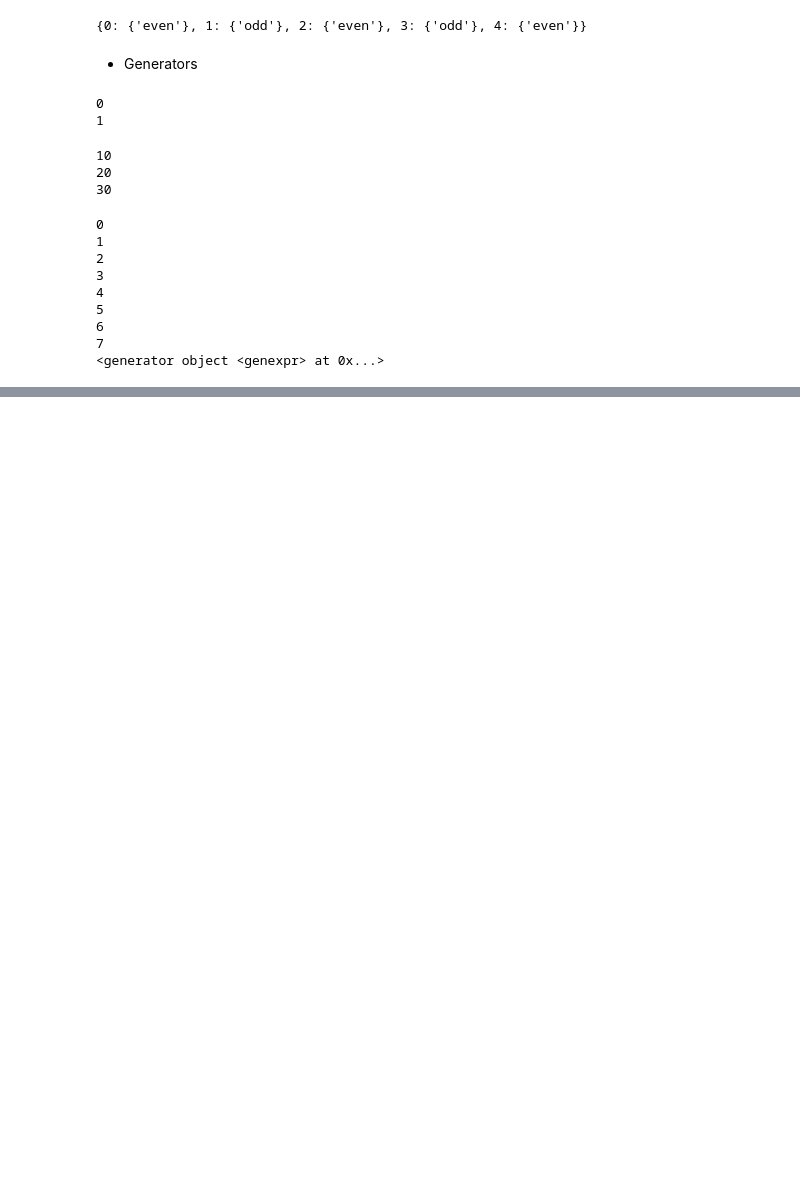
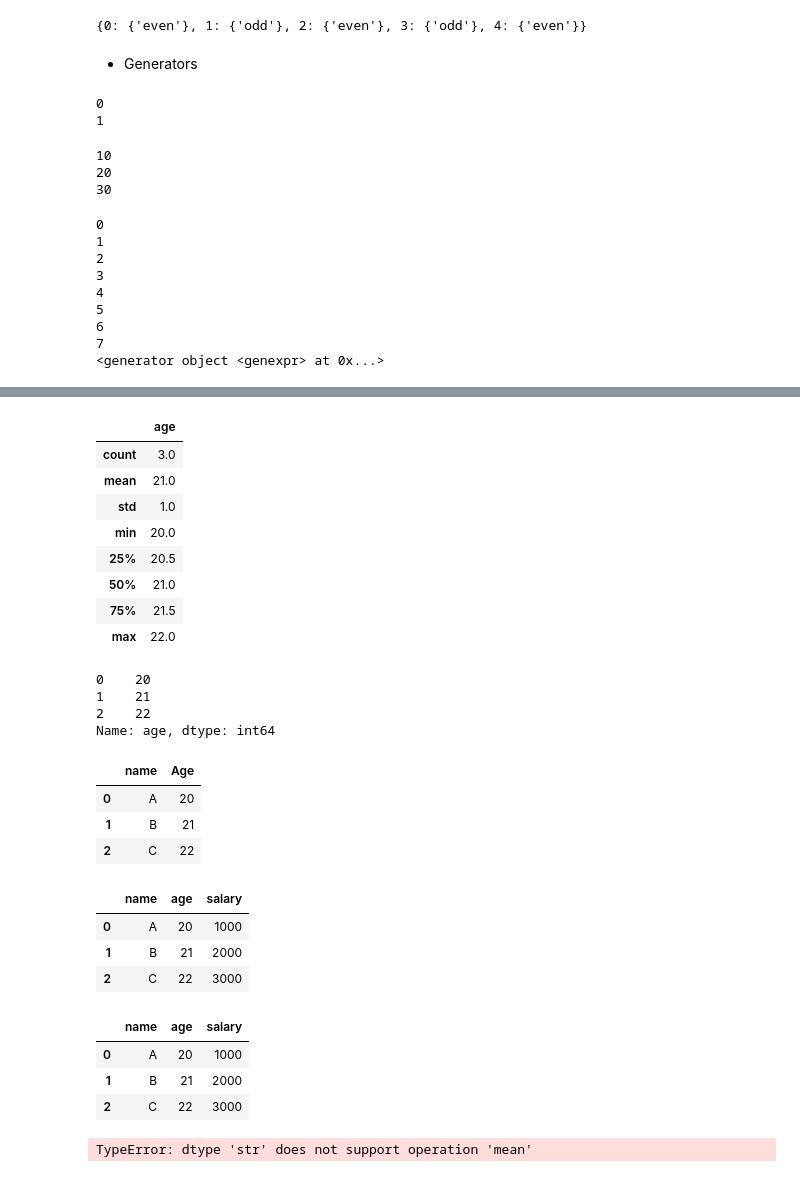
Before and after one commit to harsha-repo-bsc/BSC-training-, a Jupyter notebook: training .ipynb, the cells around one changed output, grey strips where cells are left out. Cells and saved outputs as stored; diff of their text form; code cells hidden in the pictures; blank space fills up the shorter version.

```diff
--- a/training .ipynb
+++ b/training .ipynb
@@ -195,0 +226,8 @@ print(a)
+# %%
+data = {
+    "name": ["A", "B", "C"],
+    "age": [20, 21, 22]
+}
+
+df = pd.DataFrame(data)
+print(df)
@@ -195,0 +266,52 @@ print(a)
+# %%
+df.describe()
+# %% [output]
+|  | age |
+| count | 3.0 |
+| mean | 21.0 |
+| std | 1.0 |
+| min | 20.0 |
+| 25% | 20.5 |
+| 50% | 21.0 |
+| 75% | 21.5 |
+| max | 22.0 |
+# %%
+# selecting a column
+
+df['age']
+# %% [output]
+0    20
+1    21
+2    22
+Name: age, dtype: int64
+# %%
+df.dropna()        # remove missing values
+df.fillna(0)       # replace missing values
+df.rename(columns={"age": "Age"})
+# %% [output]
+|  | name | Age |
+| 0 | A | 20 |
+| 1 | B | 21 |
+| 2 | C | 22 |
+# %%
+df["salary"] = [1000, 2000, 3000]
+df
+# %% [output]
+|  | name | age | salary |
+| 0 | A | 20 | 1000 |
+| 1 | B | 21 | 2000 |
+| 2 | C | 22 | 3000 |
+# %%
+df['age'] = df['age'].astype(int)
+df
+# %% [output]
+|  | name | age | salary |
+| 0 | A | 20 | 1000 |
+| 1 | B | 21 | 2000 |
+| 2 | C | 22 | 3000 |
+# %%
+df_group = df.groupby("age", numeric_only=True).mean()
+df_group
+df_group
+# %% [output]
+TypeError: dtype 'str' does not support operation 'mean'
```
Also changed, not shown: parts of 6 cells of this notebook, 5 other files.
